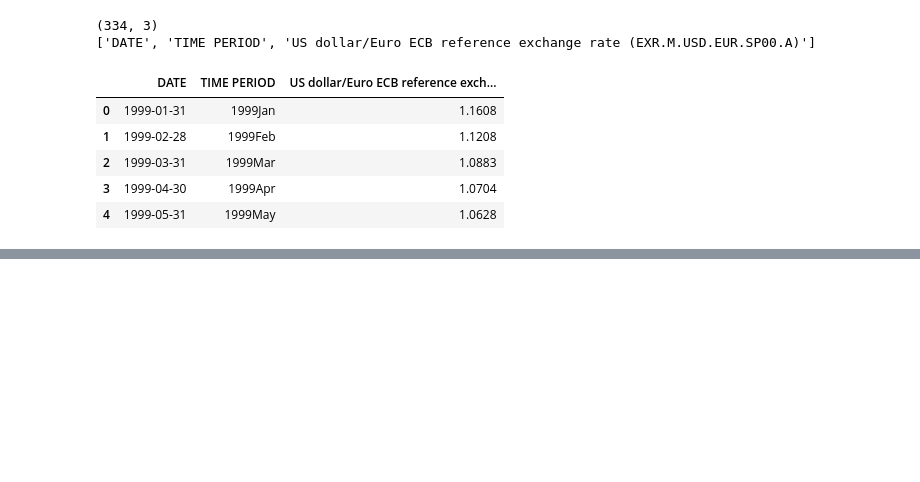
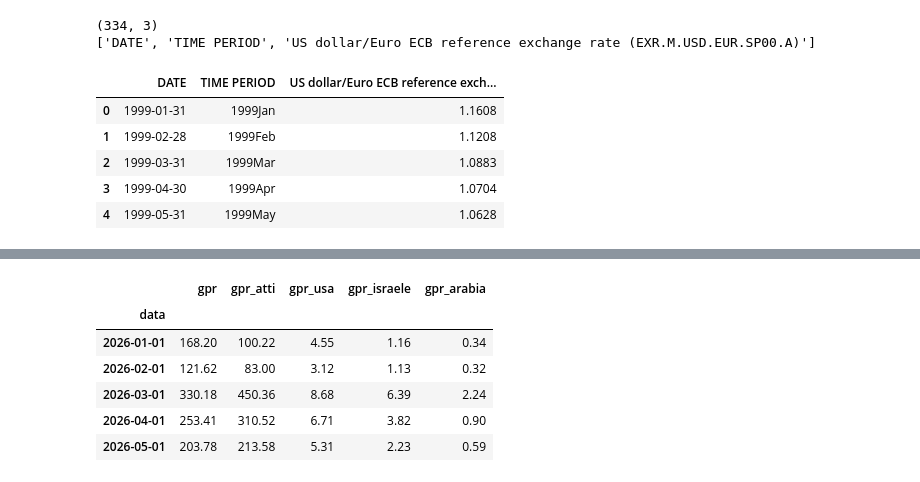
Before and after one commit to emamercadante03-sketch/carrello-crisi-geopolitiche, a Jupyter notebook: notebooks/01_pulizia.ipynb, the cells around one changed output, grey strips where cells are left out. Drawn from its saved outputs; the diff is of its cells as text; code cells hidden in the pictures; blank space fills up the shorter version.

```diff
--- a/notebooks/01_pulizia.ipynb
+++ b/notebooks/01_pulizia.ipynb
@@ -519,0 +628,11 @@ bce_raw.head()
+# %%
+gpr = gpr.round(2)
+gpr.loc["2026-01":"2026-05", ["gpr", "gpr_atti", "gpr_usa", "gpr_israele", "gpr_arabia"]]#-->per vedere se dopo l'attacco all'iran i valori sono cresciuti
+# %% [output]
+|  | gpr | gpr_atti | gpr_usa | gpr_israele | gpr_arabia |
+| data |  |  |  |  |  |
+| 2026-01-01 | 168.20 | 100.22 | 4.55 | 1.16 | 0.34 |
+| 2026-02-01 | 121.62 | 83.00 | 3.12 | 1.13 | 0.32 |
+| 2026-03-01 | 330.18 | 450.36 | 8.68 | 6.39 | 2.24 |
+| 2026-04-01 | 253.41 | 310.52 | 6.71 | 3.82 | 0.90 |
+| 2026-05-01 | 203.78 | 213.58 | 5.31 | 2.23 | 0.59 |
```
Also changed, not shown: parts of 9 cells of this notebook, 3 other files.
